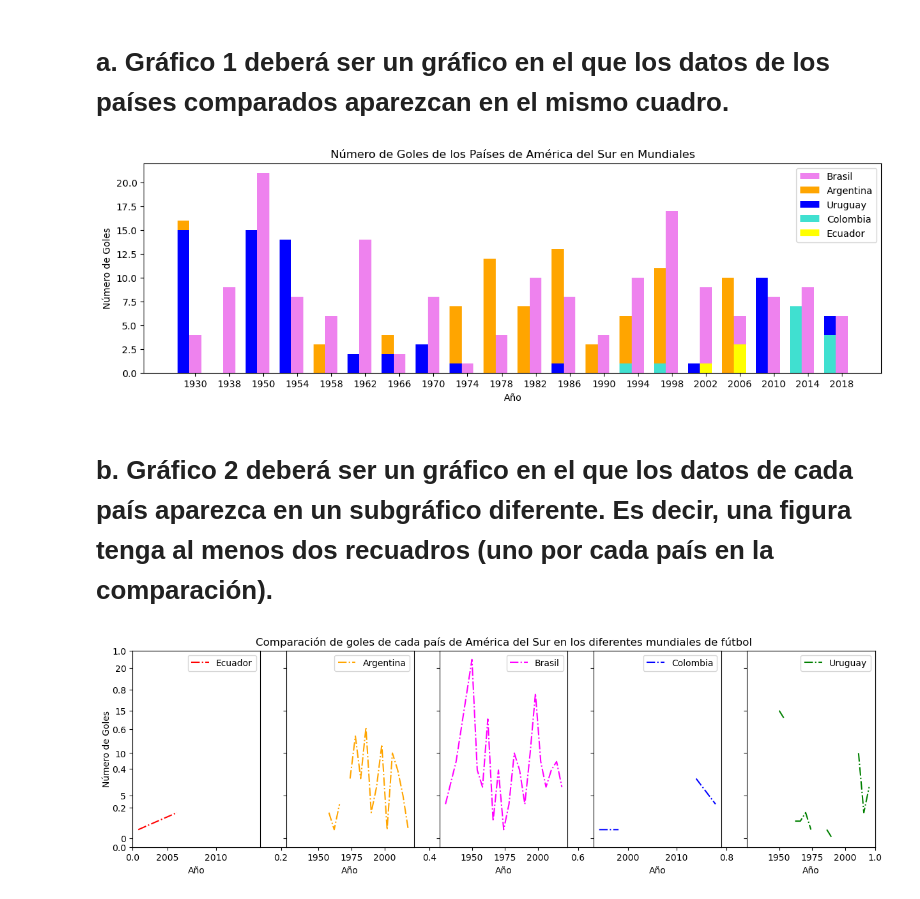
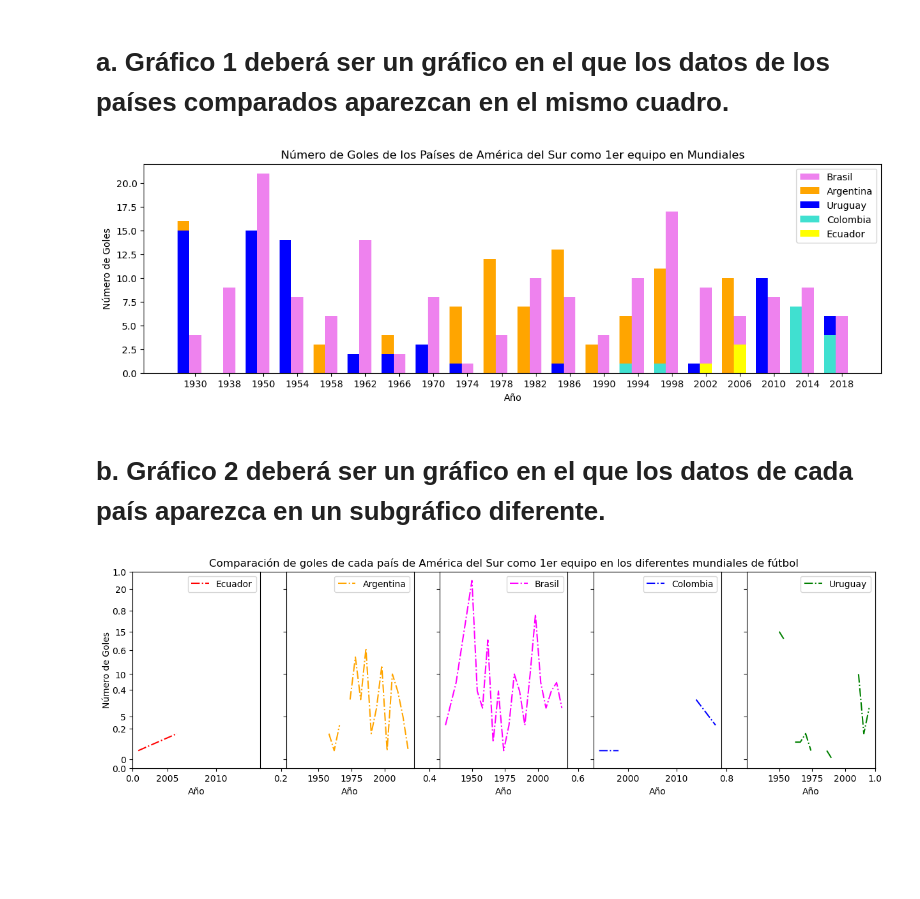
Before and after one commit to Stephany-PaLu/Python, a Jupyter notebook: Tarea_3/Tarea_3_semana_4.ipynb, the cells around one changed output. Drawn from its saved outputs; the diff is of its cells as text; code cells hidden in the pictures; blank space fills up the shorter version.

```diff
--- a/Tarea_3/Tarea_3_semana_4.ipynb
+++ b/Tarea_3/Tarea_3_semana_4.ipynb
@@ -199,32 +199,32 @@ dtype: object
 # %%
 fig = plt.figure()
 fig.set_size_inches(14, 4, forward=True)
 n = len(equipos_nuevo.index)
 x = np.arange(n)
 width = 0.35
 plt.bar(x + width, equipos_nuevo.Brasil, width=width, label='Brasil', color='violet')
 plt.bar(x, equipos_nuevo.Argentina, width=width, label='Argentina', color='orange')
 plt.bar(x, equipos_nuevo.Uruguay, width=width, label='Uruguay', color='blue')
 plt.bar(x, equipos_nuevo.Colombia, width=width, label='Colombia', color='turquoise')
 plt.bar(x + width, equipos_nuevo.Ecuador, width=width, label='Ecuador', color='yellow')
 plt.xticks(x + width, equipos_nuevo.anio)
 plt.legend(loc='best')
 #Ahora etiquetamos los ejes y le damos Titulo del grafico
-plt.title('Número de Goles de los Países de América del Sur en Mundiales')
+plt.title('Número de Goles de los Países de América del Sur como 1er equipo en Mundiales')
 plt.xlabel('Año')
 plt.ylabel('Número de Goles')
 #Podemos guardar la figura en un archivo
-plt.savefig('Goles_de_5_países_de_America_Sur.png')
+plt.savefig('Goles_de_5_países_1er_equipo_de_America_Sur.png')
 # %% [output]
-[figure, old version]
+[figure, new version]
 # %% [markdown]
-# b. Gráfico 2 deberá ser un gráfico en el que los datos de cada país aparezca en un subgráfico diferente. Es decir, una figura tenga al menos dos recuadros (uno por cada país en la comparación).
+# b. Gráfico 2 deberá ser un gráfico en el que los datos de cada país aparezca en un subgráfico diferente.
 # %%
 #Inicializamos una figura
 fig = plt.figure()
 fig.set_size_inches(15, 4, forward=True)
 #Le damos un título
-plt.title('Comparación de goles de cada país de América del Sur en los diferentes mundiales de fútbol')
+plt.title('Comparación de goles de cada país de América del Sur como 1er equipo en los diferentes mundiales de fútbol')
 #Agregamos un eje (2 filas, 2 columnas, primer eje)
 eje = fig.add_subplot(1, 5, 1)
 #Graficamos los datos de Ecuador en el primer eje
@@ -260,4 +260,4 @@ eje.set_ylabel('Número de Goles')
 #Guardamos la imagen
 plt.savefig('subgraficos_paises_en_la_copa_mundial.png')
 # %% [output]
-[figure, old version]
+[figure, new version]
```
Also changed, not shown: parts of 1 cell of this notebook.
